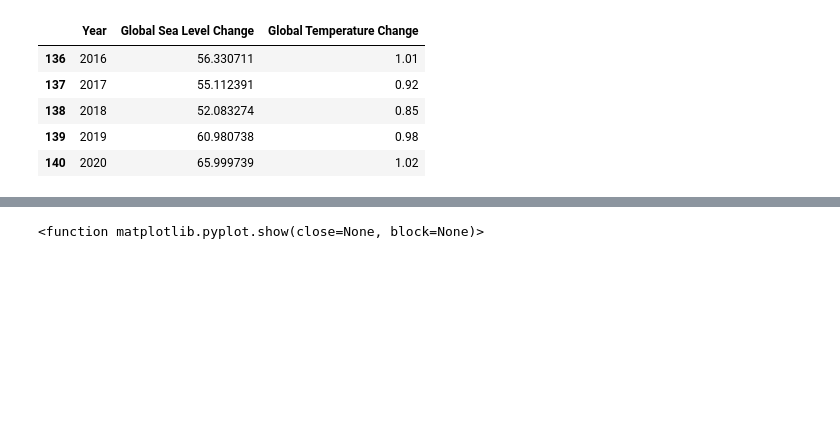
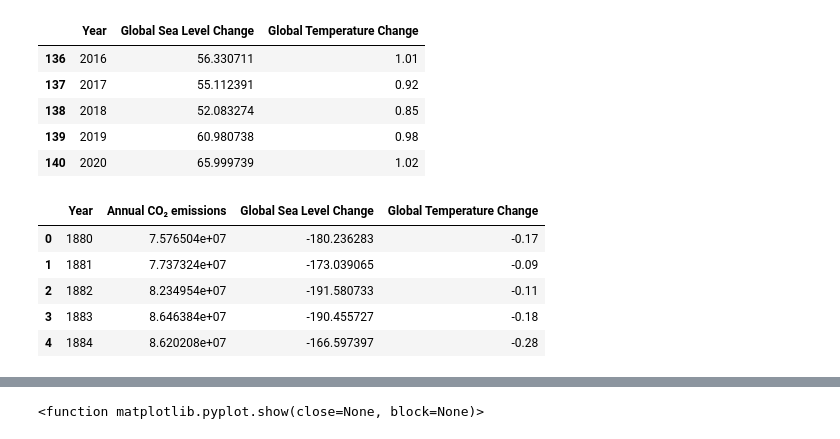
Before and after one commit to jacobklucher/Project-1-Climate-Change, a Jupyter notebook: Climate Change/Climate_Change.ipynb, the cells around one changed output, grey strips where cells are left out. Drawn from its saved outputs; the diff is of its cells as text; code cells hidden in the pictures; blank space fills up the shorter version.

```diff
--- a/Climate Change/Climate_Change.ipynb
+++ b/Climate Change/Climate_Change.ipynb
@@ -36,0 +44,3 @@ sea_level_df.head()
+# %%
+annual_emmissions = emmissions_df.groupby('Year')['Annual CO₂ emissions'].mean()
+annual_emmissions
@@ -36,0 +61,3 @@ sea_level_df.head()
+# %%
+annual_emmissions_df = pd.DataFrame(annual_emmissions).reset_index()
+annual_emmissions_df.head()
@@ -36,0 +80,6 @@ sea_level_df.head()
+# %%
+# Filter the DataFrame for years between 1880 and 2020 (inclusive)
+annual_emmissions_filtered_df = annual_emmissions_df[(annual_emmissions_df['Year'] >= 1880) & (annual_emmissions_df['Year'] <= 2020)]
+
+# Display the filtered DataFrame
+annual_emmissions_filtered_df.head()
@@ -118,3 +183,15 @@ sea_level_temp_df.tail()
 | 138 | 2018 | 52.083274 | 0.85 |
 | 139 | 2019 | 60.980738 | 0.98 |
 | 140 | 2020 | 65.999739 | 1.02 |
+# %%
+sea_temp_emmissions_df = pd.merge(annual_emmissions_filtered_df, sea_level_temp_df, on='Year', how='inner')
+
+# Display the merged DataFrame
+sea_temp_emmissions_df.head()
+# %% [output]
+|  | Year | Annual CO₂ emissions | Global Sea Level Change | Global Temperature Change |
+| 0 | 1880 | 7.576504e+07 | -180.236283 | -0.17 |
+| 1 | 1881 | 7.737324e+07 | -173.039065 | -0.09 |
+| 2 | 1882 | 8.234954e+07 | -191.580733 | -0.11 |
+| 3 | 1883 | 8.646384e+07 | -190.455727 | -0.18 |
+| 4 | 1884 | 8.620208e+07 | -166.597397 | -0.28 |
```
Also changed, not shown: parts of 11 cells of this notebook, 1 other file.
